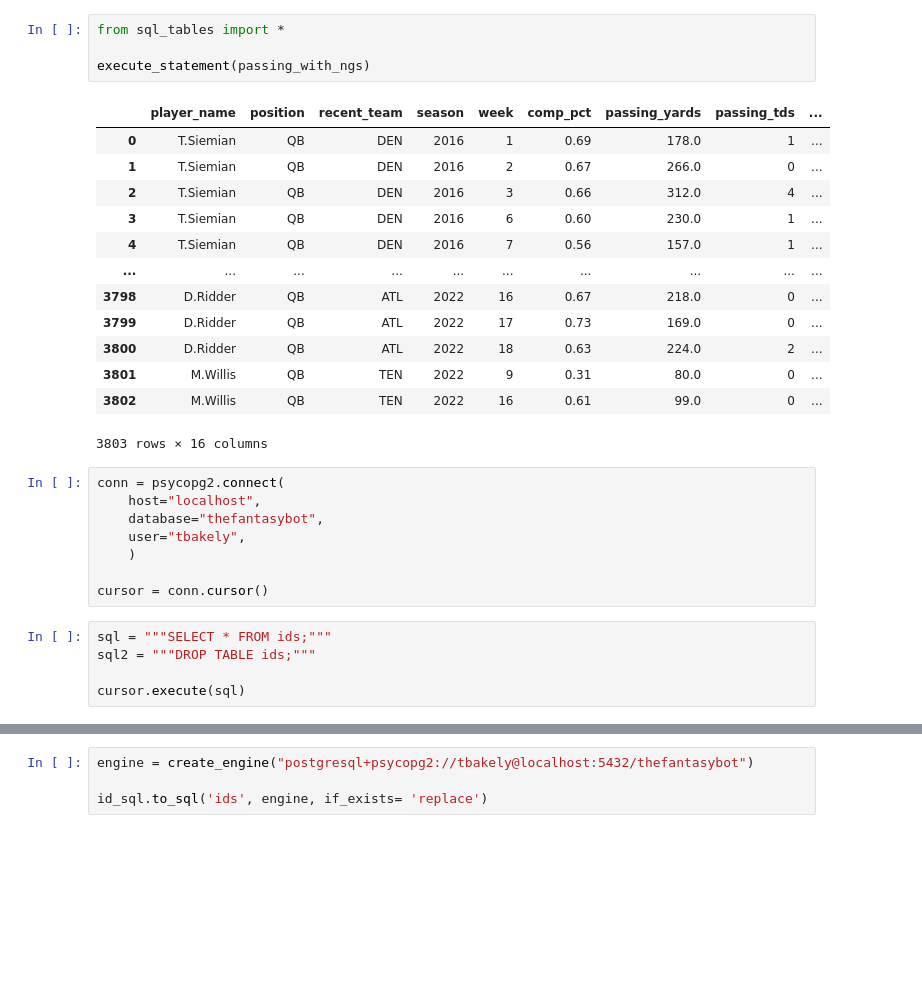
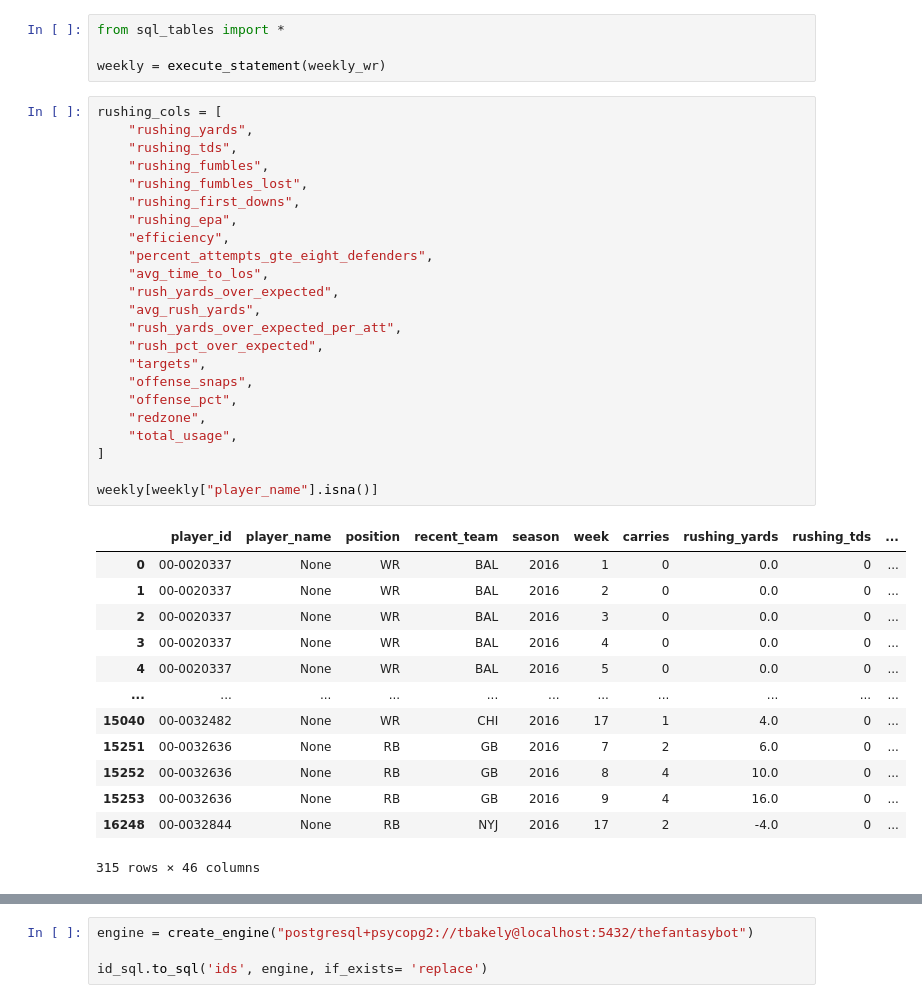
Before and after one commit to tbakely/NFL-Analysis, a Jupyter notebook: analysis.ipynb, the cells around one changed output, grey strips where cells are left out. Drawn from its saved outputs; the diff is of its cells as text; blank space fills up the shorter version.

```diff
--- a/analysis.ipynb
+++ b/analysis.ipynb
@@ -55,31 +309,41 @@ and attempts > 0"""
 # %%
 from sql_tables import *
 
-execute_statement(passing_with_ngs)
+weekly = execute_statement(weekly_wr)
-# %% [output]
-|  | player_name | position | recent_team | season | week | comp_pct | passing_yards | passing_tds | ... |
-| 0 | T.Siemian | QB | DEN | 2016 | 1 | 0.69 | 178.0 | 1 | ... |
-| 1 | T.Siemian | QB | DEN | 2016 | 2 | 0.67 | 266.0 | 0 | ... |
-| 2 | T.Siemian | QB | DEN | 2016 | 3 | 0.66 | 312.0 | 4 | ... |
-| 3 | T.Siemian | QB | DEN | 2016 | 6 | 0.60 | 230.0 | 1 | ... |
-| 4 | T.Siemian | QB | DEN | 2016 | 7 | 0.56 | 157.0 | 1 | ... |
-| ... | ... | ... | ... | ... | ... | ... | ... | ... | ... |
-| 3798 | D.Ridder | QB | ATL | 2022 | 16 | 0.67 | 218.0 | 0 | ... |
-| 3799 | D.Ridder | QB | ATL | 2022 | 17 | 0.73 | 169.0 | 0 | ... |
-| 3800 | D.Ridder | QB | ATL | 2022 | 18 | 0.63 | 224.0 | 2 | ... |
-| 3801 | M.Willis | QB | TEN | 2022 | 9 | 0.31 | 80.0 | 0 | ... |
-| 3802 | M.Willis | QB | TEN | 2022 | 16 | 0.61 | 99.0 | 0 | ... |
-3803 rows × 16 columns
-# %%
-conn = psycopg2.connect(
-    host="localhost",
-    database="thefantasybot",
-    user="tbakely",
-    )
-
-cursor = conn.cursor()
-# %%
-sql = """SELECT * FROM ids;"""
-sql2 = """DROP TABLE ids;"""
-
-cursor.execute(sql)
+# %%
+rushing_cols = [
+    "rushing_yards",
+    "rushing_tds",
+    "rushing_fumbles",
+    "rushing_fumbles_lost",
+    "rushing_first_downs",
+    "rushing_epa",
+    "efficiency",
+    "percent_attempts_gte_eight_defenders",
+    "avg_time_to_los",
+    "rush_yards_over_expected",
+    "avg_rush_yards",
+    "rush_yards_over_expected_per_att",
+    "rush_pct_over_expected",
+    "targets",
+    "offense_snaps",
+    "offense_pct",
+    "redzone",
+    "total_usage",
+]
+
+weekly[weekly["player_name"].isna()]
+# %% [output]
+|  | player_id | player_name | position | recent_team | season | week | carries | rushing_yards | rushing_tds | ... |
+| 0 | 00-0020337 | None | WR | BAL | 2016 | 1 | 0 | 0.0 | 0 | ... |
+| 1 | 00-0020337 | None | WR | BAL | 2016 | 2 | 0 | 0.0 | 0 | ... |
+| 2 | 00-0020337 | None | WR | BAL | 2016 | 3 | 0 | 0.0 | 0 | ... |
+| 3 | 00-0020337 | None | WR | BAL | 2016 | 4 | 0 | 0.0 | 0 | ... |
+| 4 | 00-0020337 | None | WR | BAL | 2016 | 5 | 0 | 0.0 | 0 | ... |
+| ... | ... | ... | ... | ... | ... | ... | ... | ... | ... | ... |
+| 15040 | 00-0032482 | None | WR | CHI | 2016 | 17 | 1 | 4.0 | 0 | ... |
+| 15251 | 00-0032636 | None | RB | GB | 2016 | 7 | 2 | 6.0 | 0 | ... |
+| 15252 | 00-0032636 | None | RB | GB | 2016 | 8 | 4 | 10.0 | 0 | ... |
+| 15253 | 00-0032636 | None | RB | GB | 2016 | 9 | 4 | 16.0 | 0 | ... |
+| 16248 | 00-0032844 | None | RB | NYJ | 2016 | 17 | 2 | -4.0 | 0 | ... |
+315 rows × 46 columns
```
Also changed, not shown: parts of 31 cells of this notebook, 8 other files.
